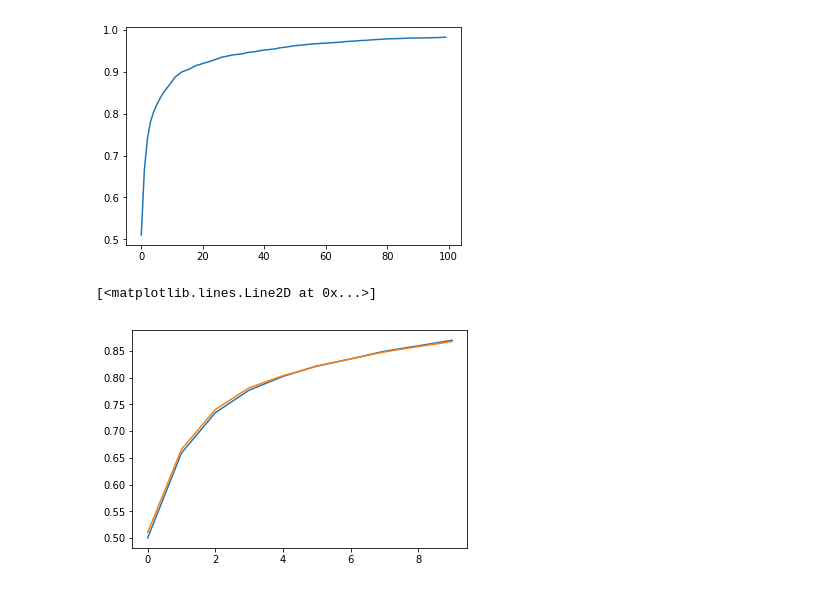
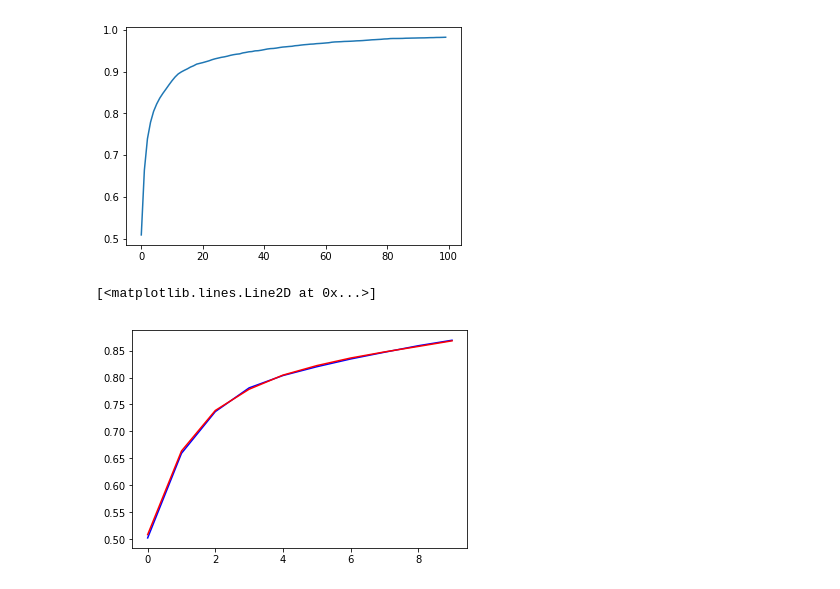
Before and after one commit to Datatouille/snaplogic_snap_recommendation, a Jupyter notebook: model_deep.ipynb, the cells around one changed output. Drawn from its saved outputs; the diff is of its cells as text; code cells hidden in the pictures.

```diff
--- a/model_deep.ipynb
+++ b/model_deep.ipynb
@@ -104,7 +120,7 @@ The architecture consists of embedding layers that convert all categorical indic
 # %%
-sta_dict = {'prev_snap_4': 486, 'prev_snap_3': 486, 'prev_snap_2': 486, 'prev_snap_1': 486,
-            'org':5, 'project':507, 'user':218}
-config = {'emb_p': 0.05, 'fc_ps': [0.5, 0.25],'fc_szs': [1000, 500],  'out_sz': 486}
+sta_dict = {'prev_snap_4': 501, 'prev_snap_3': 501, 'prev_snap_2': 501, 'prev_snap_1': 501,
+            'org':5, 'project':581, 'user':231}
+config = {'emb_p': 0.05, 'fc_ps': [0.5, 0.25],'fc_szs': [1000, 500],  'out_sz': 501}
 
 #rule of thump for choosing embedding size from fastai
 def emb_sz_rule(n_cat): return min(600, round(1.6 * n_cat**0.56))
@@ -190,9 +206,9 @@ train_dl = DataLoader(train_ds, batch_size=bs, shuffle=True)
 valid_ds = SnapStaDataset(valid_df, sta_cols, target_col)
 valid_dl = DataLoader(valid_ds, batch_size=len(valid_ds), shuffle=False)
 # %%
-sta_dict = {'prev_snap_4': 486, 'prev_snap_3': 486, 'prev_snap_2': 486, 'prev_snap_1': 486,
-            'org':5, 'project':507, 'user':218}
-config = {'emb_p': 0.05, 'fc_ps': [0.5, 0.25],'fc_szs': [1000, 500],  'out_sz': 486}
+sta_dict = {'prev_snap_4': 501, 'prev_snap_3': 501, 'prev_snap_2': 501, 'prev_snap_1': 501,
+            'org':5, 'project':581, 'user':231}
+config = {'emb_p': 0.05, 'fc_ps': [0.5, 0.25],'fc_szs': [1000, 500],  'out_sz': 501}
 
 model = RecommendSta(config, sta_dict).to(device)
 loss_function = nn.CrossEntropyLoss()
@@ -387,12 +403,12 @@ next(iter(train_dl))
 # %% [markdown]
 Same as before, we put all categorical indice through embedding layers to get embedding tensors. But before we concatenate them together and put them through non-linearity layers, we put the sequential variables through recurrent layers.
 # %%
-sta_dict = {'org':5, 'project':507, 'user':218}
-seq_dim = 486
+sta_dict = {'org':5, 'project':581, 'user':231}
+seq_dim = 501
 config = {'emb_p': 0.05,
           'rnn_p':0., 'rnn_l':1, 'rnn_h':1000, 'seq_len': 4,
           'fc_ps': [0.5, 0.25],'fc_szs': [1000, 500],
-          'out_sz': 486}
+          'out_sz': 501}
 
 #rule of thump for choosing embedding size from fastai
 def emb_sz_rule(n_cat): return min(600, round(1.6 * n_cat**0.56))
@@ -500,12 +516,12 @@ train_dl = DataLoader(train_ds, batch_size=bs, shuffle=True)
 valid_ds = SnapSeqDataset(valid_df, seq_cols, sta_cols, target_col)
 valid_dl = DataLoader(valid_ds, batch_size=len(valid_ds), shuffle=False)
 # %%
-sta_dict = {'org':5, 'project':507, 'user':218}
-seq_dim = 486
+sta_dict = {'org':5, 'project':581, 'user':231}
+seq_dim = 501
 config = {'emb_p': 0.05,
           'rnn_p':0., 'rnn_l':1, 'rnn_h':1000, 'seq_len': 4,
           'fc_ps': [0.5, 0.25],'fc_szs': [1000, 500],
-          'out_sz': 486}
+          'out_sz': 501}
 
 model = RecommendSeq(config, sta_dict, seq_dim).to(device)
 loss_function = nn.CrossEntropyLoss()
@@ -645,8 +660,8 @@ plt.plot(acc_curve_seq)
 [<matplotlib.lines.Line2D at 0x...>]
 [figure]
 # %%
-plt.plot(acc_curve_sta[:10])
-plt.plot(acc_curve_seq[:10])
+plt.plot(acc_curve_sta[:10],'b')
+plt.plot(acc_curve_seq[:10],'r')
 # %% [output]
 [<matplotlib.lines.Line2D at 0x...>]
-[figure, old version]
+[figure, new version]
```
Also changed, not shown: parts of 20 cells of this notebook.
